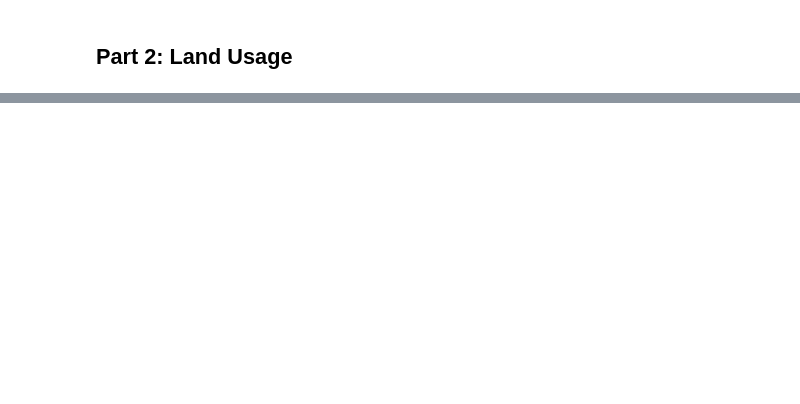
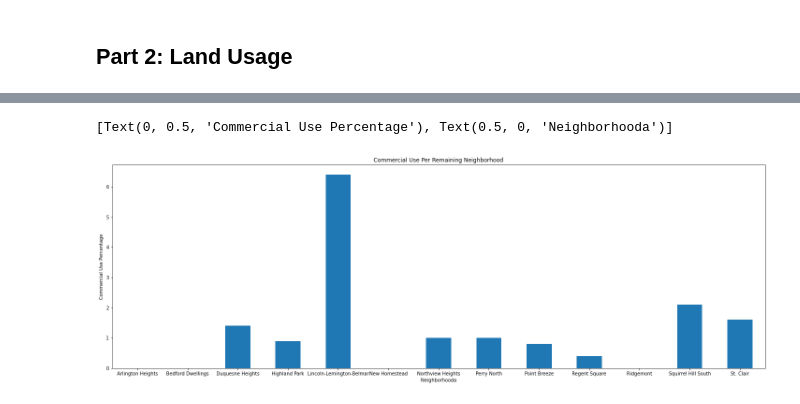
Before and after one commit to benjamin-kiddie/Big-Ideas-Final-Project, a Jupyter notebook: Presentation-Notebook.ipynb, the cells around one changed output, grey strips where cells are left out. Cells and saved outputs as stored; diff of their text form; code cells hidden in the pictures; blank space fills up the shorter version.

```diff
--- a/Presentation-Notebook.ipynb
+++ b/Presentation-Notebook.ipynb
@@ -108,0 +197,29 @@ Based on the above results, Hays, St. Clair, and North Shore were the top 3 leas
+# %%
+##Industrial Mask
+#Industrial below 5.0%
+
+indMask = data['Mixed Use / Industrial'] <= 5.0
+ind_Data = data[indMask]
+
+##Open Space Mask
+# 30.0% <= Open Space <= 75.0%
+
+firstopenMask = ind_Data['Open Space'] >= 30.0
+open_filteredData = ind_Data[firstopenMask]
+
+openMask = open_filteredData['Open Space'] <= 75.0
+open_Data = open_filteredData[openMask]
+
+##Residential Mask
+# 25.0% <= Residential <= 75.0%
+
+firstresMask = open_Data['Residential'] >= 25.0
+res_filteredData = open_Data[firstresMask]
+
+resMask = res_filteredData['Residential'] <= 75.0
+res_Data = res_filteredData[resMask]
+
+##Final Data Mask
+
+finalData = res_Data[['Neighborhood','Mixed Use / Commercial']].copy() ## Create new dataframe for only viewing Neighborhood and Commercial Use
+finalData.head(20)
@@ -108,0 +245,12 @@ Based on the above results, Hays, St. Clair, and North Shore were the top 3 leas
+# %%
+# Bar Graph
+viewing = finalData.head(20).plot.bar(x='Neighborhood',
+                                   y='Mixed Use / Commercial',
+                                   rot = 0,
+                                   figsize=(25, 8),
+                                   legend = False,
+                                   title='Commercial Use Per Remaining Neighborhood')
+viewing.set(xlabel="Neighborhooda", ylabel="Commercial Use Percentage")
+# %% [output]
+[Text(0, 0.5, 'Commercial Use Percentage'), Text(0.5, 0, 'Neighborhooda')]
+[figure, added]
```
Also changed, not shown: parts of 14 cells of this notebook, 1 other file.
